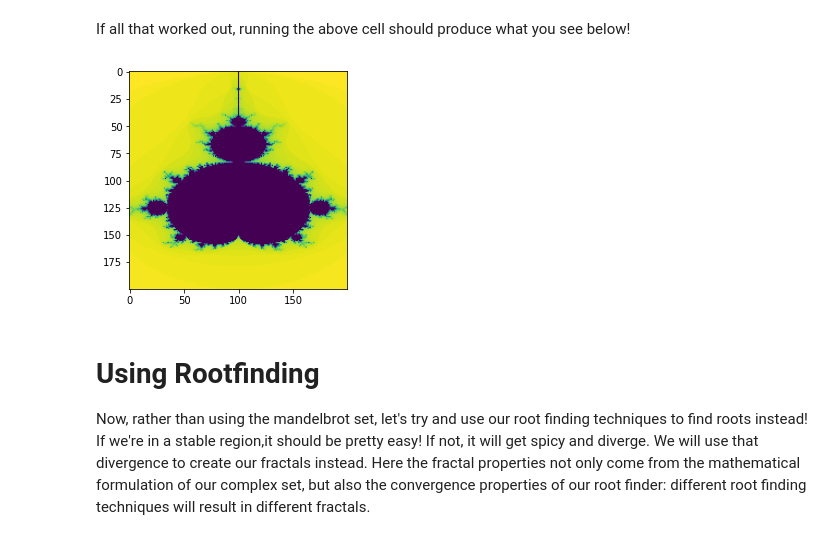
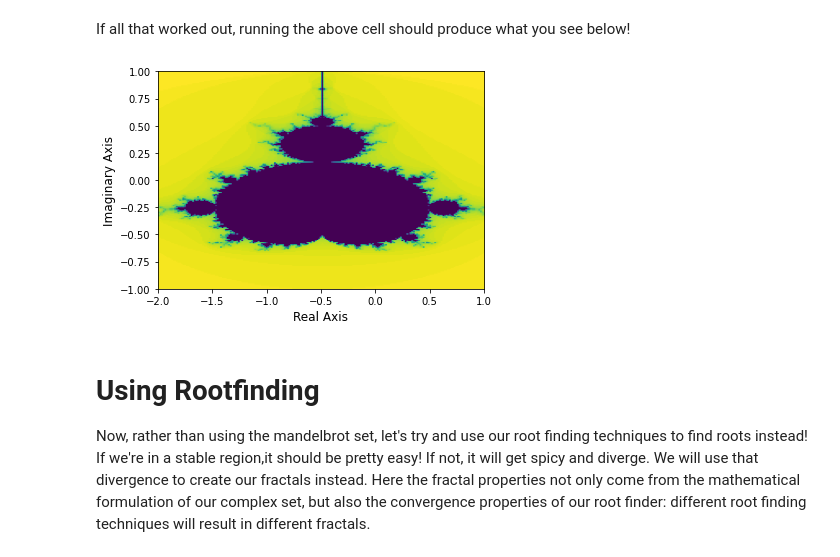
Before and after one commit to cybera/mathscovery, a Jupyter notebook: notebooks/fractals/Fractals.ipynb, the cells around one changed output. Drawn from its saved outputs; the diff is of its cells as text; code cells hidden in the pictures.

Commit message:
fixed figures

```diff
--- a/notebooks/fractals/Fractals.ipynb
+++ b/notebooks/fractals/Fractals.ipynb
@@ -275,13 +275,17 @@ If all that worked out, running the above cell should produce what you see below
 # %%
 import sys
 sys.path.append('scripts/')
 import fractalfuncs as FF
 import matplotlib.pyplot as plt
-X = FF.CreateImageMap(function = FF.mandelbrot, function_args = {}, bounds = [-2, 1, -1, 1])
-plt.imshow(X)
+
+bounds = [-2, 1, -1, 1]
+X = FF.CreateImageMap(function = FF.mandelbrot, function_args = {}, bounds = bounds)
+plt.imshow(X, extent=bounds)
+plt.xlabel("Real Axis", size = 12)
+plt.ylabel("Imaginary Axis", size = 12)
 plt.show()
 # %% [output]
-[figure, old version]
+[figure, new version]
 # %% [markdown]
 # Using Rootfinding
 
```
Also changed, not shown: parts of 4 cells of this notebook.
